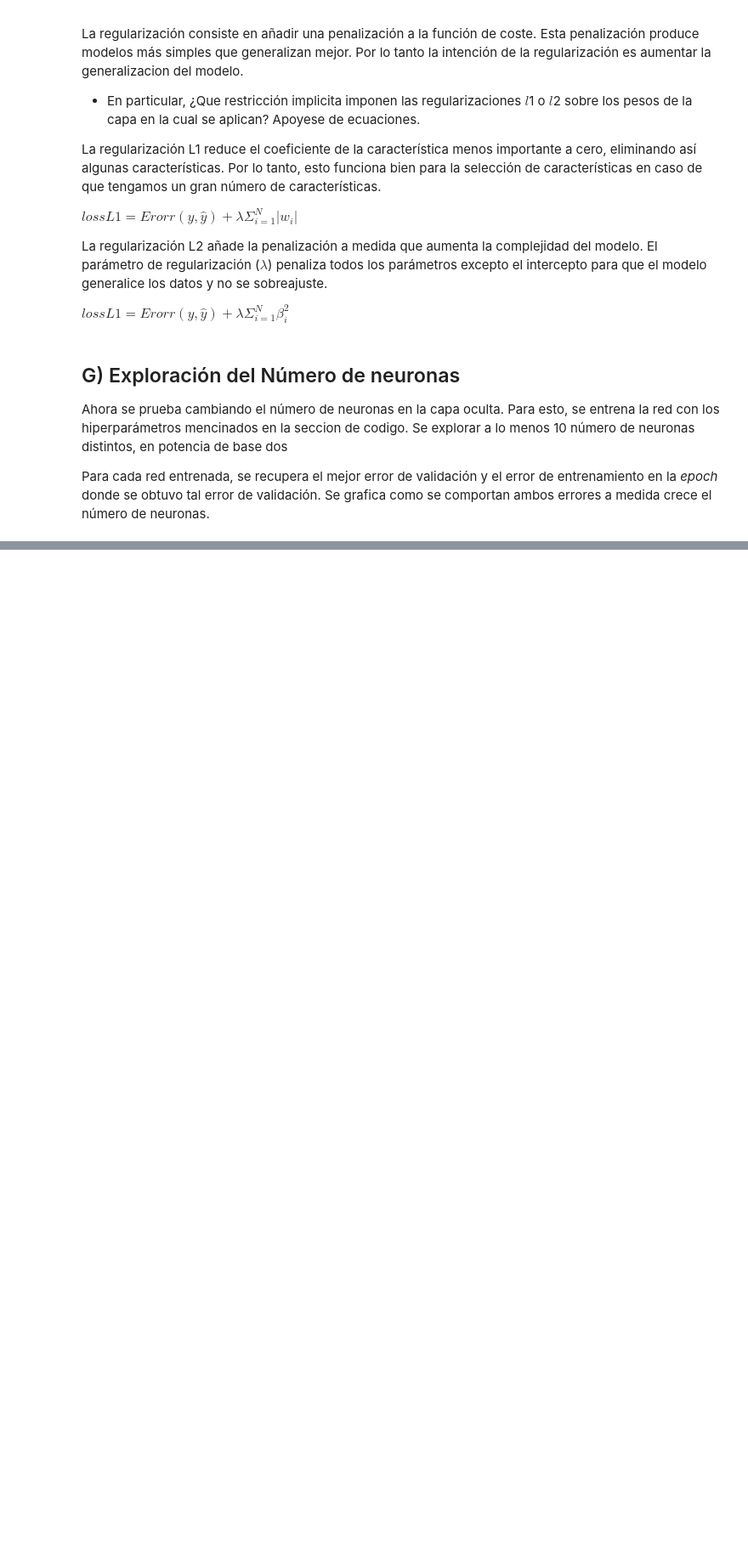
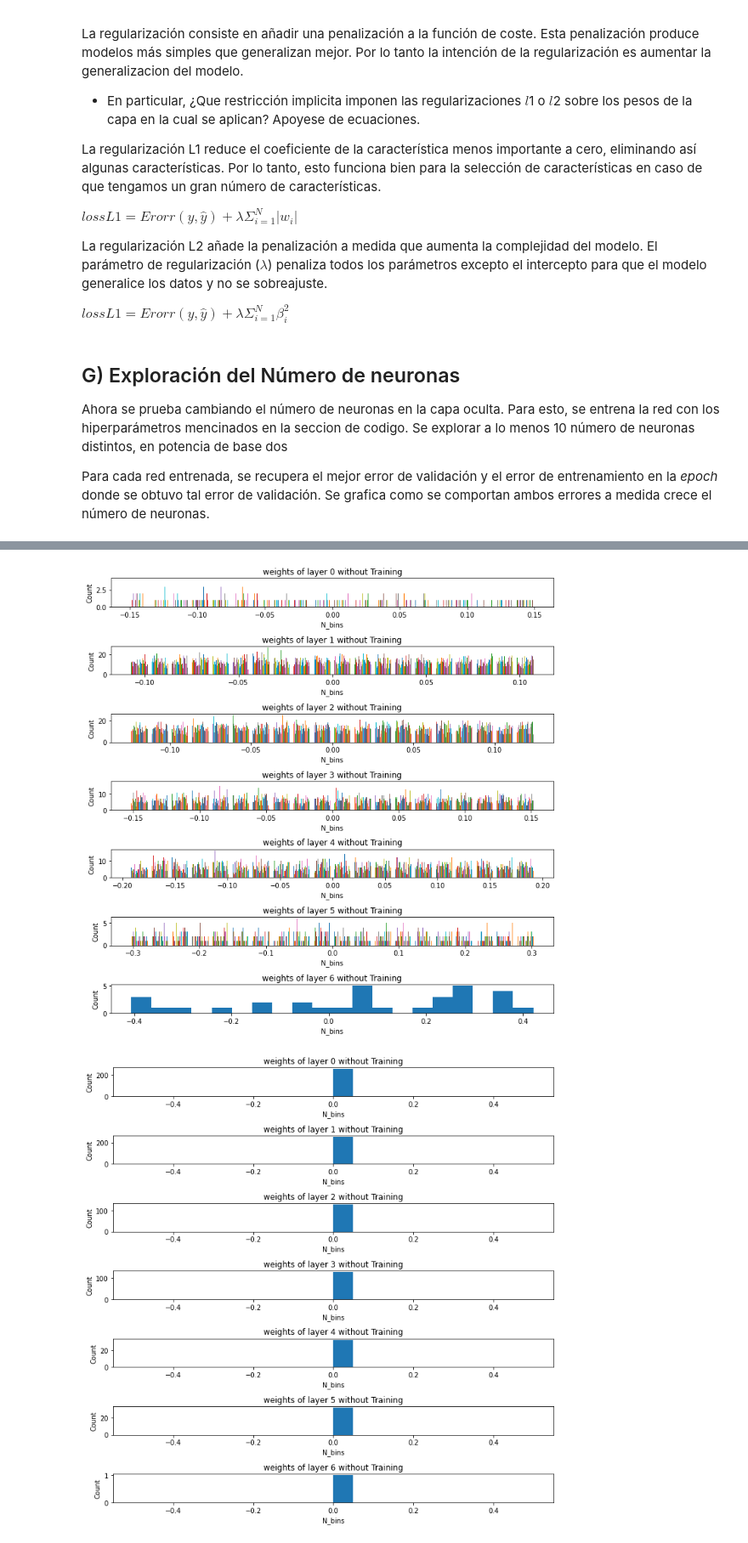
Before and after one commit to yeriel/Latin_accent_classifications, a Jupyter notebook: Tarea_Guiada_1.ipynb, the cells around one changed output, grey strips where cells are left out. Shown at 85% size. Cells and saved outputs as stored; diff of their text form; code cells hidden in the pictures; blank space fills up the shorter version.

```diff
--- a/Tarea_Guiada_1.ipynb
+++ b/Tarea_Guiada_1.ipynb
@@ -737,0 +902,14 @@ Comentar graficos
+# %%
+fun = 'tanh'
+mlp = modelMLP(fun)
+
+plot_weights(mlp,7,name=f'without Training')
+plot_bias(mlp,7,name=f'without Training')
+
+history = train_model(mlp,X)
+
+plot_weights(mlp,7,name=f'with Training')
+plot_bias(mlp,7,name=f'with Training')
+# %% [output]
+[figure, added]
+[figure, added]
```
Also changed, not shown: parts of 30 cells of this notebook.
